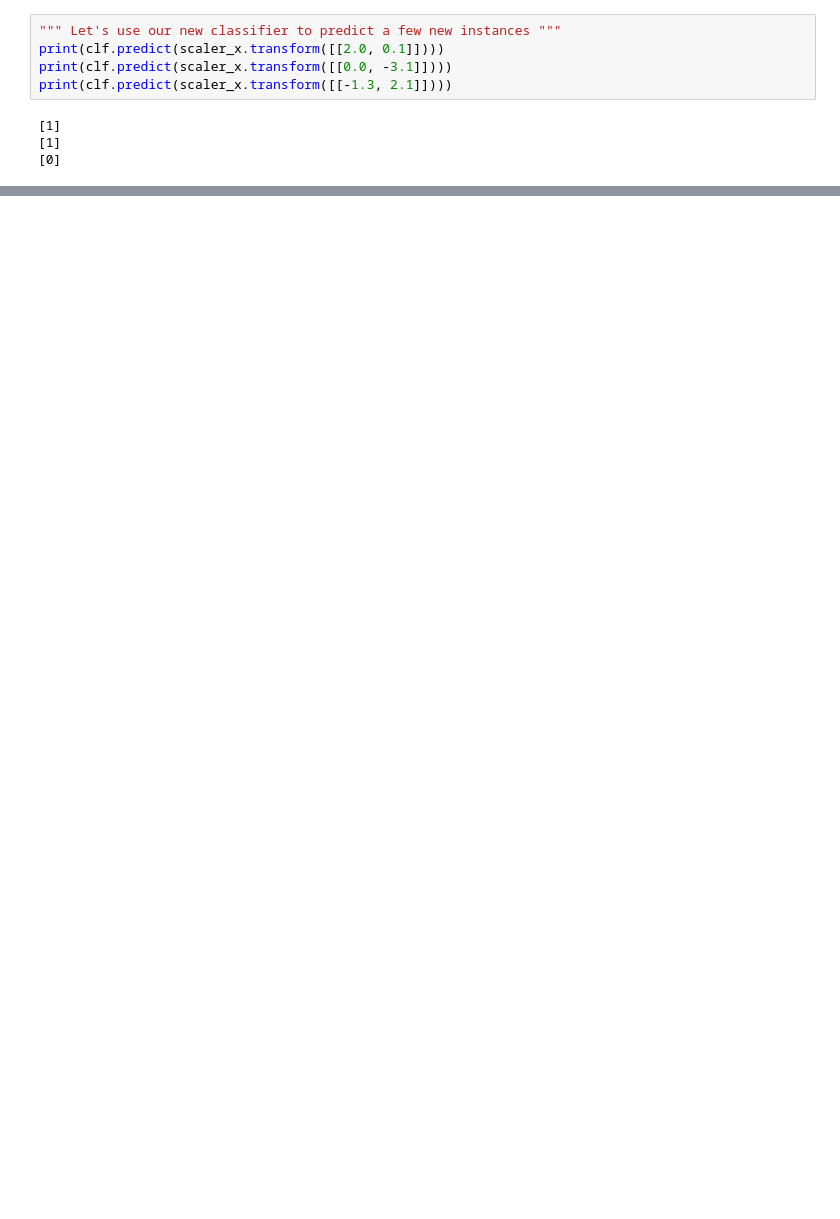
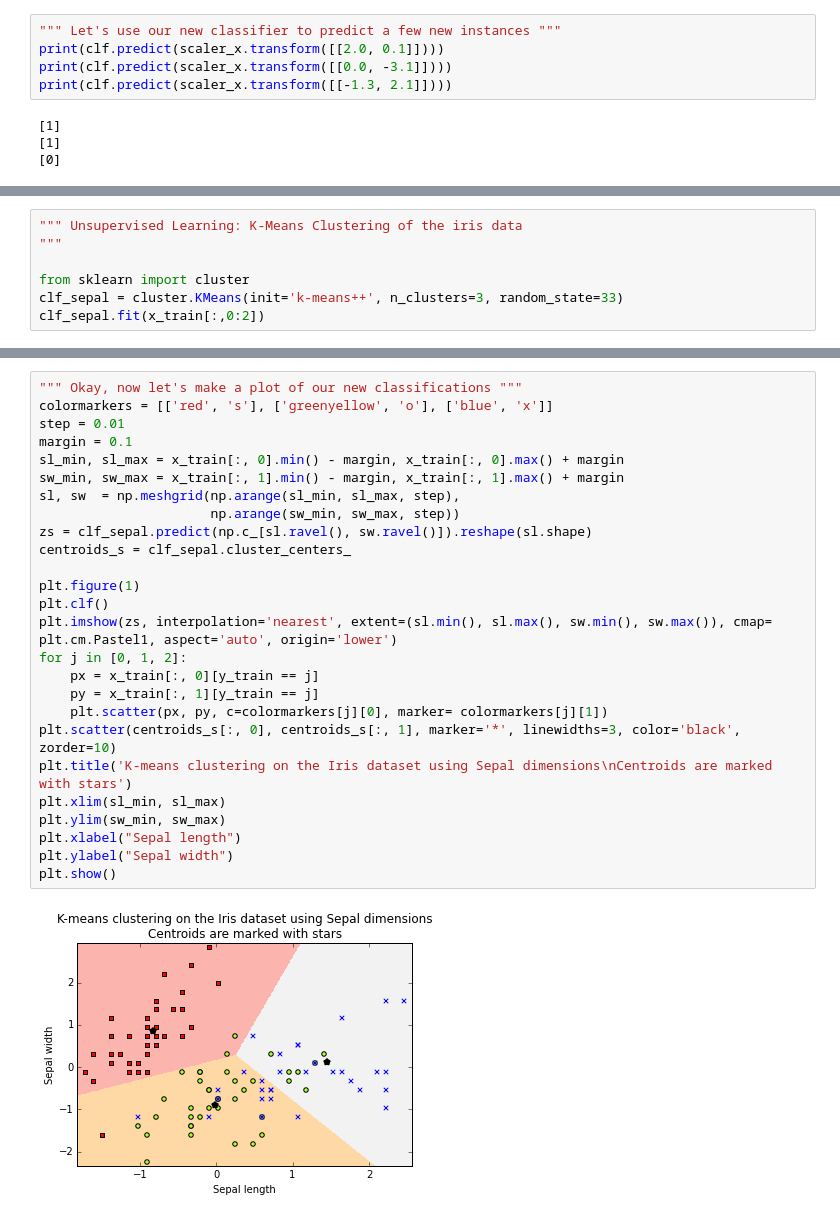
Before and after one commit to john-science/data_science_by_example, a Jupyter notebook: examples/4_classifying_irisses/4_sgd.ipynb, the cells around one changed output, grey strips where cells are left out. Saved outputs shown, nothing was run; the diff lists cells and outputs as text; blank space fills up the shorter version.

Commit message:
k-means clustering example

```diff
--- a/examples/4_classifying_irisses/4_sgd.ipynb
+++ b/examples/4_classifying_irisses/4_sgd.ipynb
@@ -159,0 +161,7 @@ Mean score: 0.700 (+/-0.046)
+# %%
+""" Unsupervised Learning: K-Means Clustering of the iris data
+"""
+
+from sklearn import cluster
+clf_sepal = cluster.KMeans(init='k-means++', n_clusters=3, random_state=33)
+clf_sepal.fit(x_train[:,0:2])
@@ -159,0 +194,28 @@ Mean score: 0.700 (+/-0.046)
+# %%
+""" Okay, now let's make a plot of our new classifications """
+colormarkers = [['red', 's'], ['greenyellow', 'o'], ['blue', 'x']]
+step = 0.01
+margin = 0.1
+sl_min, sl_max = x_train[:, 0].min() - margin, x_train[:, 0].max() + margin
+sw_min, sw_max = x_train[:, 1].min() - margin, x_train[:, 1].max() + margin
+sl, sw  = np.meshgrid(np.arange(sl_min, sl_max, step),
+                      np.arange(sw_min, sw_max, step))
+zs = clf_sepal.predict(np.c_[sl.ravel(), sw.ravel()]).reshape(sl.shape)
+centroids_s = clf_sepal.cluster_centers_
+
+plt.figure(1)
+plt.clf()
+plt.imshow(zs, interpolation='nearest', extent=(sl.min(), sl.max(), sw.min(), sw.max()), cmap= plt.cm.Pastel1, aspect='auto', origin='lower')
+for j in [0, 1, 2]:
+    px = x_train[:, 0][y_train == j]
+    py = x_train[:, 1][y_train == j]
+    plt.scatter(px, py, c=colormarkers[j][0], marker= colormarkers[j][1])
+plt.scatter(centroids_s[:, 0], centroids_s[:, 1], marker='*', linewidths=3, color='black', zorder=10)
+plt.title('K-means clustering on the Iris dataset using Sepal dimensions\nCentroids are marked with stars')
+plt.xlim(sl_min, sl_max)
+plt.ylim(sw_min, sw_max)
+plt.xlabel("Sepal length")
+plt.ylabel("Sepal width")
+plt.show()
+# %% [output]
+[figure, added]
```
Also changed, not shown: parts of 14 cells of this notebook.
